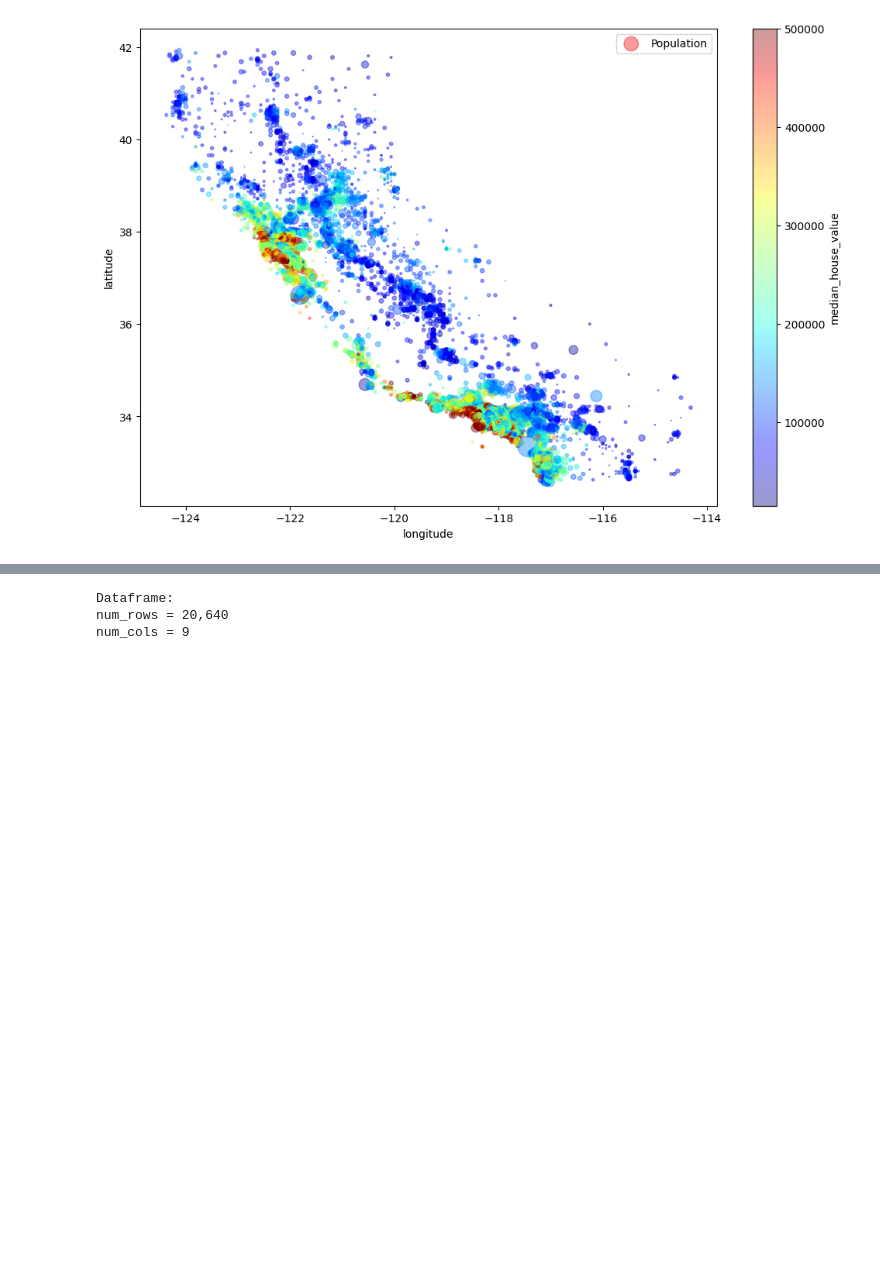
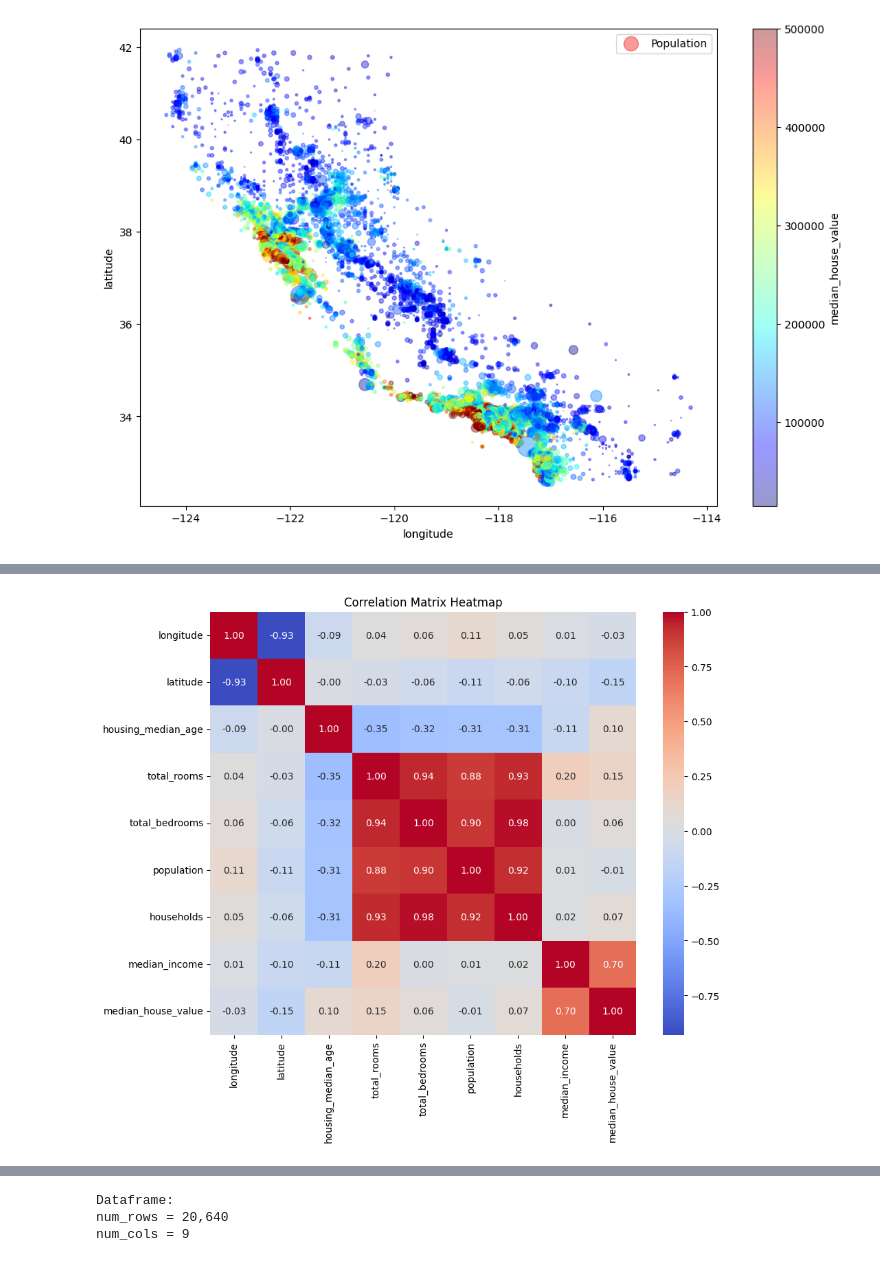
Before and after one commit to ariahosseini/TradML, a Jupyter notebook: ML_Calif_Housing.ipynb, the cells around one changed output, grey strips where cells are left out. Cells and saved outputs as stored; diff of their text form; code cells hidden in the pictures; blank space fills up the shorter version.

```diff
--- a/ML_Calif_Housing.ipynb
+++ b/ML_Calif_Housing.ipynb
@@ -170,12 +172,14 @@ plot_regs(df=reg_sample, cts_vars=numerical_features , response="median_house_va
 # %%
 train_df, test_df = train_test_split(housing, test_size=0.2, random_state=42)
 sample_train_df = train_df.sample(frac=0.2)
-sample_train_df
-# corr_matrix = sample_train_df.corr()
-# plt.figure(figsize=(10, 8))
-# sns.heatmap(corr_matrix, annot=True, cmap='coolwarm', fmt=".2f")
-# plt.title("Correlation Matrix Heatmap")
-# plt.show()
+sample_train_df.drop("ocean_proximity", axis=1, inplace=True)
+corr_matrix = sample_train_df.corr()
+plt.figure(figsize=(10, 8))
+sns.heatmap(corr_matrix, annot=True, cmap='coolwarm', fmt=".2f")
+plt.title("Correlation Matrix Heatmap")
+plt.show()
+# %% [output]
+[figure, added]
 # %%
 corr_matrix["median_house_value"].sort_values(ascending=False)
 # %% [output]
```
Also changed, not shown: parts of 8 cells of this notebook.
